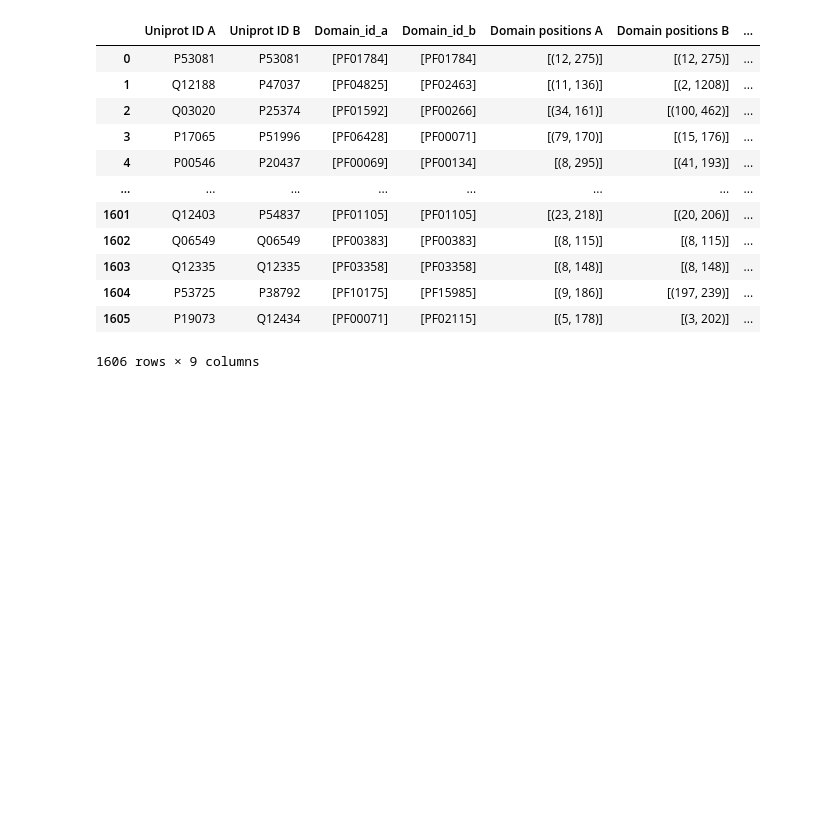
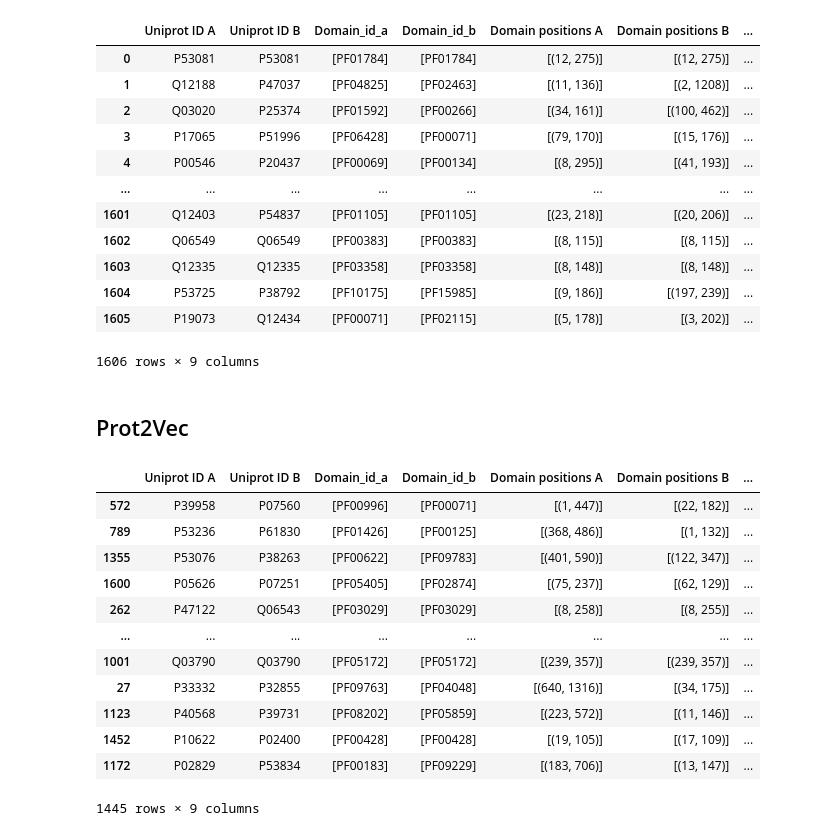
Before and after one commit to jrgreen7/PIPE, a Jupyter notebook: Deep-PIPE-Sites/preprocessing.ipynb, the cells around one changed output. Saved outputs shown, nothing was run; the diff lists cells and outputs as text; code cells hidden in the pictures; blank space fills up the shorter version.

```diff
--- a/Deep-PIPE-Sites/preprocessing.ipynb
+++ b/Deep-PIPE-Sites/preprocessing.ipynb
@@ -191,3 +218,5 @@ ppi_masks
 | 1604 | P53725 | P38792 | [PF10175] | [PF15985] | [(9, 186)] | [(197, 239)] | ... |
 | 1605 | P19073 | Q12434 | [PF00071] | [PF02115] | [(5, 178)] | [(3, 202)] | ... |
 1606 rows × 9 columns
+# %% [markdown]
+## Prot2Vec
@@ -193,0 +225,3 @@ ppi_masks
+# %%
+from sklearn.model_selection import train_test_split
+train_df, test_df = train_test_split(ppi_masks, test_size=0.1, random_state=86)
@@ -193,0 +234,16 @@ ppi_masks
+# %%
+train_df
+# %% [output]
+|  | Uniprot ID A | Uniprot ID B | Domain_id_a | Domain_id_b | Domain positions A | Domain positions B | ... |
+| 572 | P39958 | P07560 | [PF00996] | [PF00071] | [(1, 447)] | [(22, 182)] | ... |
+| 789 | P53236 | P61830 | [PF01426] | [PF00125] | [(368, 486)] | [(1, 132)] | ... |
+| 1355 | P53076 | P38263 | [PF00622] | [PF09783] | [(401, 590)] | [(122, 347)] | ... |
+| 1600 | P05626 | P07251 | [PF05405] | [PF02874] | [(75, 237)] | [(62, 129)] | ... |
+| 262 | P47122 | Q06543 | [PF03029] | [PF03029] | [(8, 258)] | [(8, 255)] | ... |
+| ... | ... | ... | ... | ... | ... | ... | ... |
+| 1001 | Q03790 | Q03790 | [PF05172] | [PF05172] | [(239, 357)] | [(239, 357)] | ... |
+| 27 | P33332 | P32855 | [PF09763] | [PF04048] | [(640, 1316)] | [(34, 175)] | ... |
+| 1123 | P40568 | P39731 | [PF08202] | [PF05859] | [(223, 572)] | [(11, 146)] | ... |
+| 1452 | P10622 | P02400 | [PF00428] | [PF00428] | [(19, 105)] | [(17, 109)] | ... |
+| 1172 | P02829 | P53834 | [PF00183] | [PF09229] | [(183, 706)] | [(13, 147)] | ... |
+1445 rows × 9 columns
```
Also changed, not shown: parts of 11 cells of this notebook, 3 other files.
